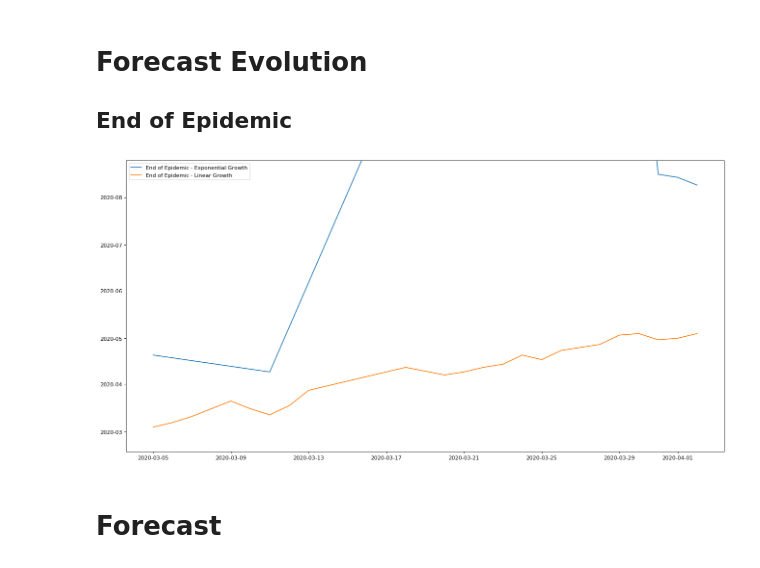
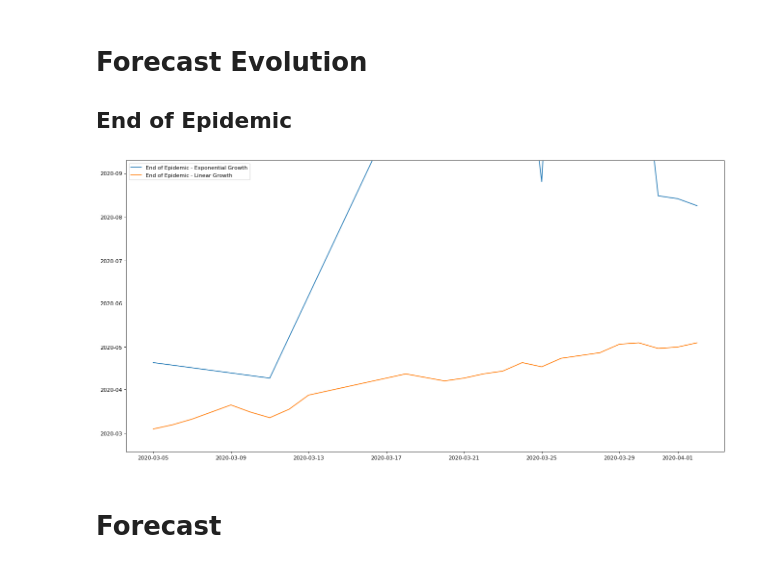
Before and after one commit to lcmonteiro/space-models, a Jupyter notebook: covid_19.ipynb, the cells around one changed output. Cells and saved outputs as stored; diff of their text form; code cells hidden in the pictures.

```diff
--- a/covid_19.ipynb
+++ b/covid_19.ipynb
@@ -120,33 +120,33 @@ plt.show()
 # %%
 from IPython.display import Markdown, display
 
 # figure
 plt.figure('end of epidemic', figsize=(20, 10), dpi=80, facecolor='w', edgecolor='k')
 
 #end of epidemic evolution - exponential growth
 plt.plot(
     list(map(lambda x: start_date + dt.timedelta(days=x), exp_x)),
     list(map(lambda y: start_date + dt.timedelta(days=y), exp_e )) , label="End of Epidemic - Exponential Growth")
 
 # end of epidemic evolution - linear growth
 plt.plot(
     list(map(lambda x: start_date + dt.timedelta(days=x), lin_x)),
     list(map(lambda y: start_date + dt.timedelta(days=y), lin_e )) , label="End of Epidemic - Linear Growth")
 
 # Limits
 top    = max(exp_e[-1], lin_e[-1])
 botton = min(exp_e[ 0], lin_e[ 0])
 plt.ylim(
     start_date + dt.timedelta(days=botton - top * 0.1),
-    start_date + dt.timedelta(days=top    + top * 0.1))
+    start_date + dt.timedelta(days=top    + top * 0.2))
 
 # legend
 plt.legend(loc='upper left')
 
 # show
 plt.show()
 # %% [output]
-[figure, old version]
+[figure, new version]
 # %% [markdown]
 # Forecast
 # %%
```
